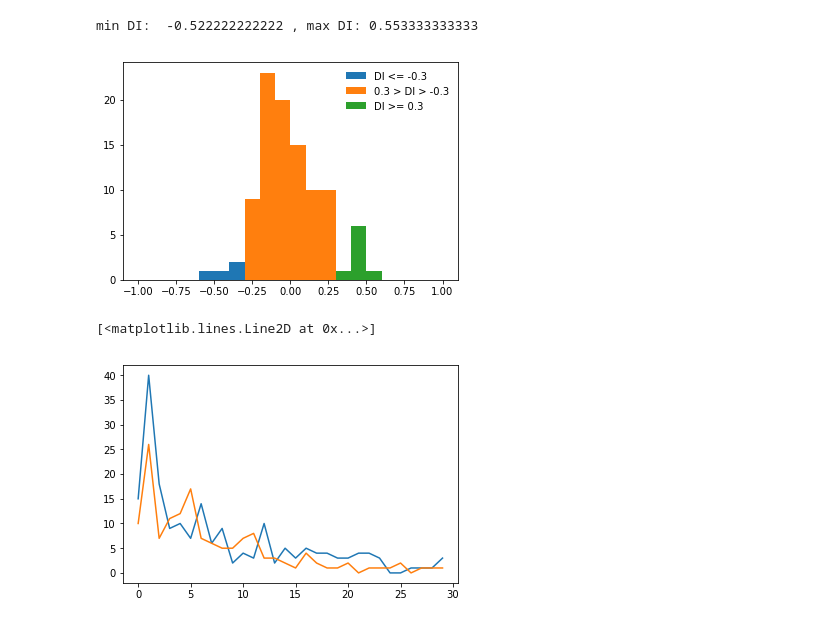
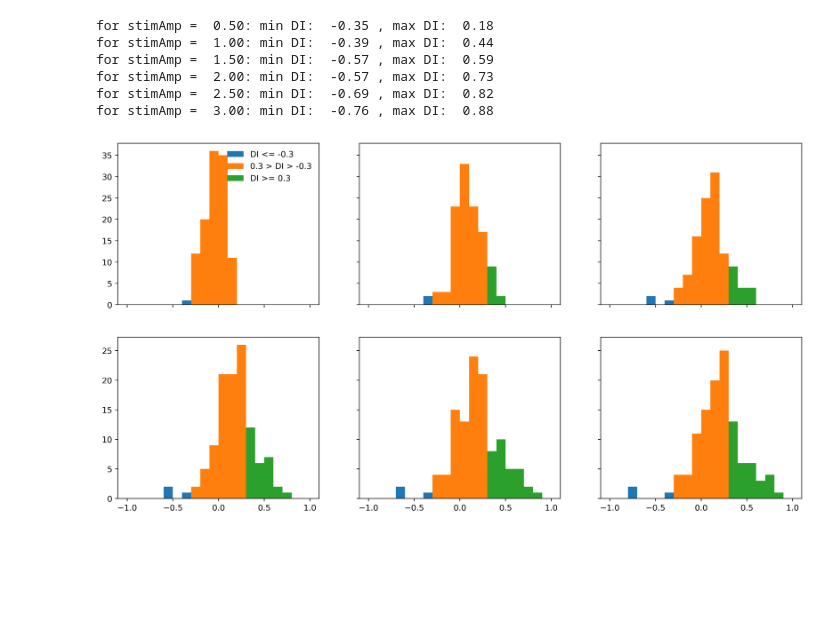
Before and after one commit to ge00rg/LabRotSprekeler, a Jupyter notebook: ROC.ipynb, the cells around one changed output. Saved outputs shown, nothing was run; the diff lists cells and outputs as text; code cells hidden in the pictures; blank space fills up the shorter version.

```diff
--- a/ROC.ipynb
+++ b/ROC.ipynb
@@ -163,3 +164,0 @@ def ROC_sk(filename, amp, site, ax, n_steps=1000):
-# %%
-fig, ax = plt.subplots()
-ROC_sk(filelist[0], 2, 0, ax, n_steps=1000)
@@ -169,11 +165,15 @@ ROC_sk(filelist[0], 2, 0, ax, n_steps=1000)
 # %%
-def get_DIs(filename, amp):
+def get_DIs_psycho(filename, amp, permute=False):
     f = h5py.File(filename+".hdf5", "r")
 
     #average delta F
     #1s = 59 frames
     data = f['data']
     meta = f['meta']
+
+    stims = np.unique(h5py.File(filename+".hdf5", "r")['meta'][:,1])[1:]
+
+    assert(amp in list(stims)), "this stimAmp was not used in chosen experiment. Cose one from {}.".format(stims)
 
     baseline = np.mean(data[:,:,:58], axis=2).reshape(data.shape[0], data.shape[1], 1)
 
@@ -183,9 +183,15 @@ def get_DIs(filename, amp):
     absent_mask = meta[:,1]==0
 
     trials_mask = np.logical_or(present_mask, absent_mask)
+    hit_mask = meta[:, 2]==1
 
-    amp_mask = meta[:,1][trials_mask]==amp
-    y_true = (amp_mask-0.5)*2
+    #print(data[trials_mask])
+
+    end_mask = hit_mask[trials_mask]
+    y_true = (end_mask-0.5)*2
+
+    if permute==True:
+        y_true = np.random.permutation(y_true)
 
     DIs = []
     for site in range(data.shape[1]):
@@ -196,24 +227,27 @@ def get_DIs(filename, amp):
 # %%
-filename = filelist[2]
-amp = 2
+stims = np.unique(h5py.File(filename+".hdf5", "r")['meta'][:,1])[1:]        #exclude zero
 
-DIs = np.array(get_DIs(filename, amp))
+fig, ((ax1, ax2, ax3), (ax4, ax5, ax6)) = plt.subplots(2, 3, sharex='col', sharey='row', figsize=(15,8), dpi=400)
+axes = [ax1, ax2, ax3, ax4, ax5, ax6]
 
-lo_mask = DIs <= -0.3
-mid_mask = np.logical_and(DIs >-0.3, DIs <0.3)
-hi_mask = DIs > 0.3
+for k, amp in enumerate(stims):
+    DIs = np.array(get_DIs(filename, amp))
+    print("for stimAmp = {0: .2f}: min DI: ".format(amp) ,"{0: .2f}".format(np.min(DIs)), ", max DI:", "{0: .2f}".format(np.max(DIs)))
 
-plt.hist(DIs[lo_mask], bins=20, range=(-1,1), label='DI <= -0.3')
-plt.hist(DIs[mid_mask], bins=20, range=(-1,1), label='0.3 > DI > -0.3')
-plt.hist(DIs[hi_mask], bins=20, range=(-1,1), label='DI >= 0.3')
-plt.legend(frameon=False)
-print("min DI: ",np.min(DIs), ", max DI:", np.max(DIs))
+    lo_mask = DIs <= -0.3
+    mid_mask = np.logical_and(DIs >-0.3, DIs <0.3)
+    hi_mask = DIs > 0.3
+
+    axes[k].hist(DIs[lo_mask], bins=20, range=(-1,1), label='DI <= -0.3')
+    axes[k].hist(DIs[mid_mask], bins=20, range=(-1,1), label='0.3 > DI > -0.3')
+    axes[k].hist(DIs[hi_mask], bins=20, range=(-1,1), label='DI >= 0.3')
+    if k == 0:
+        axes[k].legend(frameon=False)
 # %% [output]
-min DI:  -0.522222222222 , max DI: 0.553333333333
+for stimAmp =  0.50: min DI:  -0.35 , max DI:  0.18
+for stimAmp =  1.00: min DI:  -0.39 , max DI:  0.44
+for stimAmp =  1.50: min DI:  -0.57 , max DI:  0.59
+for stimAmp =  2.00: min DI:  -0.57 , max DI:  0.73
+for stimAmp =  2.50: min DI:  -0.69 , max DI:  0.82
+for stimAmp =  3.00: min DI:  -0.76 , max DI:  0.88
-[figure, old version]
+[figure, new version]
-# %%
-plt.plot(d1)
-plt.plot(d2)
-# %% [output]
-[<matplotlib.lines.Line2D at 0x...>]
-[figure, removed]
```
Also changed, not shown: parts of 13 cells of this notebook, 1 other file.
